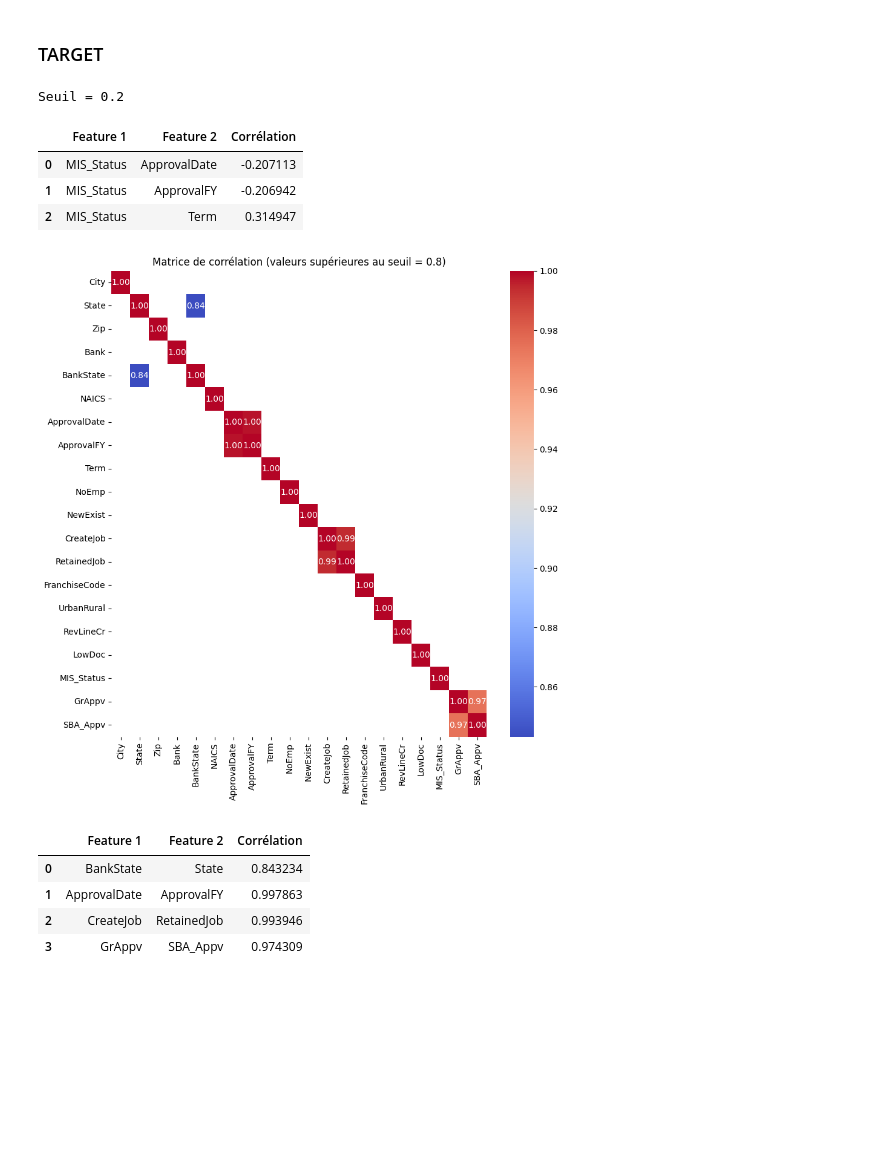
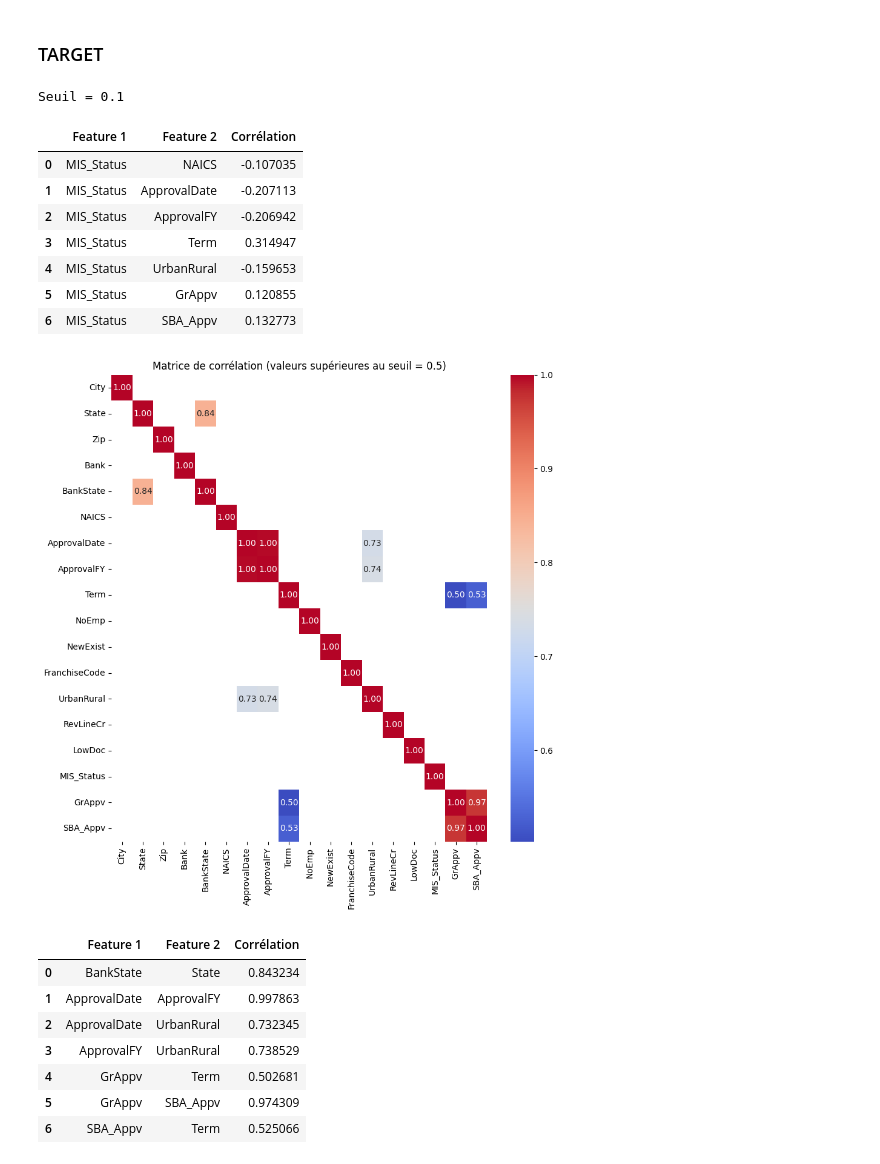
Before and after one commit to ChristianPRO1982/Projet_US_SBA, a Jupyter notebook: 02-EDA2.ipynb, the cells around one changed output. Drawn from its saved outputs; the diff is of its cells as text; code cells hidden in the pictures; blank space fills up the shorter version.

```diff
--- a/02-EDA2.ipynb
+++ b/02-EDA2.ipynb
@@ -10,6 +10,7 @@ from sklearn.compose import make_column_selector
 # %%
 df = pd.read_csv('data_set/SBAnational-EDA.csv')
 df = df.drop(columns=['Unnamed: 0', 'ChgOffDate', 'DisbursementDate', 'DisbursementGross', 'BalanceGross', 'ChgOffPrinGr'], axis=1).reset_index(drop=True)
+df = df.drop(columns=['CreateJob', 'RetainedJob'], axis=1).reset_index(drop=True)
 
 X = df.drop(columns=['MIS_Status'], axis=1).reset_index(drop=True)
 y = df[['MIS_Status']].reset_index(drop=True)
@@ -42,7 +43,7 @@ correlation_matrix = df_cible.corr()
 ### TARGET
 # %%
 # Définir le seuil de corrélation
-seuil = 0.2
+seuil = 0.1
 print(f"Seuil = {seuil}")
 
 # Créer une liste pour stocker les paires de features et leurs valeurs de corrélation
@@ -64,47 +65,54 @@ styled_df_TARGET = df_paires_features_correlation_TARGET.style.background_gradie
 # Afficher le DataFrame avec la coloration
 display(styled_df_TARGET)
 # %% [output]
-Seuil = 0.2
+Seuil = 0.1
 |  | Feature 1 | Feature 2 | Corrélation |
-| 0 | MIS_Status | ApprovalDate | -0.207113 |
-| 1 | MIS_Status | ApprovalFY | -0.206942 |
-| 2 | MIS_Status | Term | 0.314947 |
+| 0 | MIS_Status | NAICS | -0.107035 |
+| 1 | MIS_Status | ApprovalDate | -0.207113 |
+| 2 | MIS_Status | ApprovalFY | -0.206942 |
+| 3 | MIS_Status | Term | 0.314947 |
+| 4 | MIS_Status | UrbanRural | -0.159653 |
+| 5 | MIS_Status | GrAppv | 0.120855 |
+| 6 | MIS_Status | SBA_Appv | 0.132773 |
 # %%
 # Définir le seuil de corrélation
-seuil = 0.8
+seuil = 0.5
 
 # Créer une liste pour stocker les paires de features et leurs valeurs de corrélation
 paires_features_correlation = []
 
 # Extraire les paires de features et leurs valeurs de corrélation
 for col in correlation_matrix.columns:
     correlated_cols = correlation_matrix.index[abs(correlation_matrix[col]) > seuil]
     for correlated_col in correlated_cols:
         if correlated_col != col and correlated_col > col:  # Pour éviter d'ajouter la corrélation de la feature elle-même et les doublons
             paires_features_correlation.append((col, correlated_col, correlation_matrix.loc[col, correlated_col]))
 
 # Filtrer les valeurs de la matrice de corrélation pour ne garder que celles supérieures au seuil
 correlation_matrix_filtree = correlation_matrix[abs(correlation_matrix) > seuil]
 
 # Créer une heatmap avec seaborn pour afficher les valeurs supérieures au seuil
 plt.figure(figsize=(10, 10))
 sns.heatmap(correlation_matrix_filtree, annot=True, cmap='coolwarm', fmt=".2f")
 plt.title(f'Matrice de corrélation (valeurs supérieures au seuil = {seuil})')
 plt.show()
 
 # Afficher les paires de features et leurs valeurs de corrélation
 # Convertir l'ensemble des paires de features uniques en un DataFrame
 df_paires_features_correlation = pd.DataFrame(list(paires_features_correlation), columns=['Feature 1', 'Feature 2', 'Corrélation'])
 
 # Appliquer une coloration selon la corrélation
 styled_df = df_paires_features_correlation.style.background_gradient(cmap='coolwarm', subset=['Corrélation'])
 
 # Afficher le DataFrame avec la coloration
 display(styled_df)
 # %% [output]
-[figure, old version]
+[figure, new version]
 |  | Feature 1 | Feature 2 | Corrélation |
 | 0 | BankState | State | 0.843234 |
 | 1 | ApprovalDate | ApprovalFY | 0.997863 |
-| 2 | CreateJob | RetainedJob | 0.993946 |
-| 3 | GrAppv | SBA_Appv | 0.974309 |
+| 2 | ApprovalDate | UrbanRural | 0.732345 |
+| 3 | ApprovalFY | UrbanRural | 0.738529 |
+| 4 | GrAppv | Term | 0.502681 |
+| 5 | GrAppv | SBA_Appv | 0.974309 |
+| 6 | SBA_Appv | Term | 0.525066 |
```
Also changed, not shown: 1 other file.
